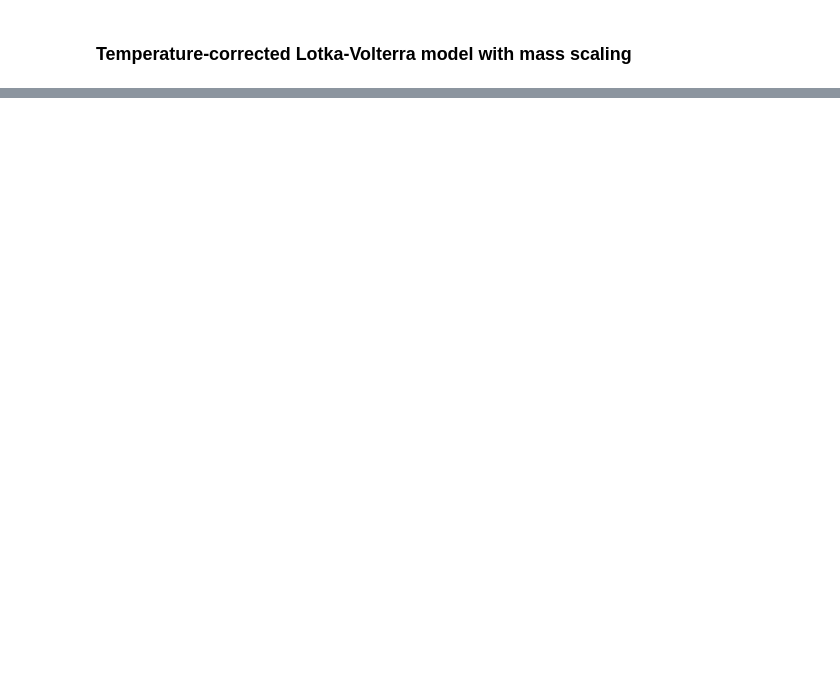
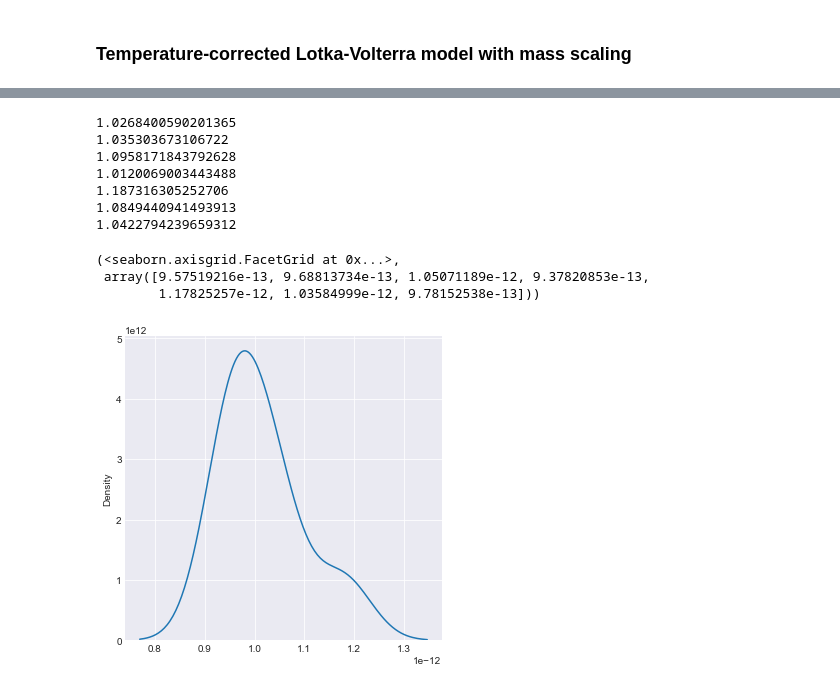
Before and after one commit to celinevetsch/CellSize_Dynamics, a Jupyter notebook: Simulation of Cell Size Distribution.ipynb, the cells around one changed output, grey strips where cells are left out. Saved outputs shown, nothing was run; the diff lists cells and outputs as text; code cells hidden in the pictures; blank space fills up the shorter version.

```diff
--- a/Simulation of Cell Size Distribution.ipynb
+++ b/Simulation of Cell Size Distribution.ipynb
@@ -91,0 +164,18 @@ $a_{ij}(m_{i},T)$|$M^{-1}$|$10^{-3}$ to $10^{3}$
+# %%
+for i in range(Species):
+    x=Y0*m[i]**(alpha-1)*Tcorr
+    print(x)
+
+sns.displot(m, kind = 'kde'), m
+# %% [output]
+1.0268400590201365
+1.035303673106722
+1.0958171843792628
+1.0120069003443488
+1.187316305252706
+1.0849440941493913
+1.0422794239659312
+(<seaborn.axisgrid.FacetGrid at 0x...>,
+ array([9.57519216e-13, 9.68813734e-13, 1.05071189e-12, 9.37820853e-13,
+        1.17825257e-12, 1.03584999e-12, 9.78152538e-13]))
+[figure, added]
```
Also changed, not shown: parts of 7 cells of this notebook.
